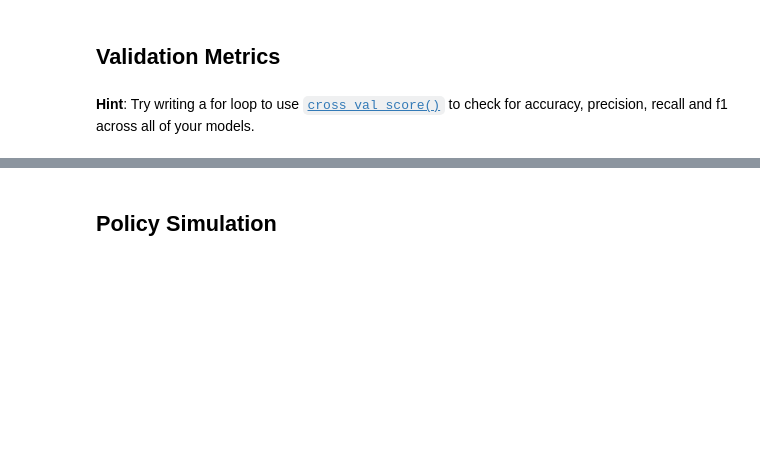
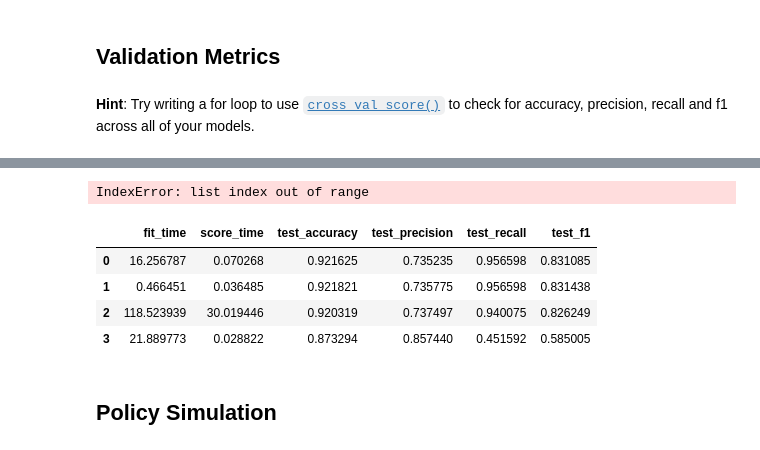
Before and after one commit to angelmendiolaross/CSS_Project_3, a Jupyter notebook: Project 3 Students.ipynb, the cells around one changed output, grey strips where cells are left out. Cells and saved outputs as stored; diff of their text form; code cells hidden in the pictures; blank space fills up the shorter version.

```diff
--- a/Project 3 Students.ipynb
+++ b/Project 3 Students.ipynb
@@ -557,3 +555,42 @@ df
+# %%
+# turning the arrays generated by the cross validation above into mean scores for each metric
+ave_accuracy = [np.mean(accuracy[0]), np.mean(accuracy[1]), np.mean(accuracy[2]), np.mean(accuracy[3])]
+ave_precision = [np.mean(precision[0]), np.mean(precision[1]), np.mean(precision[2]), np.mean(precision[3])]
+ave_recall = [np.mean(recall[0]), np.mean(recall[1]), np.mean(recall[2]), np.mean(recall[3])]
+ave_f1 = [np.mean(f1[0]), np.mean(f1[1]), np.mean(f1[2]), np.mean(f1[3])]
+
+# assigning to a data frame for easy comparison
+models = ['Random Forest', 'SVM', 'Logistic Regression', 'Decision Tree (reduced)']
+model_scores = list(zip(models, ave_accuracy, ave_precision, ave_recall, ave_f1))
+models_df = pd.DataFrame(model_scores, columns=['Model', 'Accuracy', 'Precision', 'Recall', 'F1 Score'])
+models_df
+# %% [output]
+IndexError: list index out of range
+# %%
+from sklearn.model_selection import cross_validate
+
+scoring = ['accuracy','precision', 'recall', 'f1']
+data = []
+for model in [rf_classifier, dt_reduced_classifier, svm, logit_reg]:
+    scores = cross_validate(model, X, y.ravel(), cv=5,
+                        scoring=scoring, return_train_score=False)
+    row = {}
+    for key in scores:
+        row[key] = scores[key].mean()
+    data.append(row) # append that dictionary to an empty list
+
+colnames = []
+for key in scores:
+    colnames.append(key)
+
+metricsdf = pd.DataFrame(data = data, columns = colnames)
+metricsdf
+# %% [output]
+|  | fit_time | score_time | test_accuracy | test_precision | test_recall | test_f1 |
+| 0 | 16.256787 | 0.070268 | 0.921625 | 0.735235 | 0.956598 | 0.831085 |
+| 1 | 0.466451 | 0.036485 | 0.921821 | 0.735775 | 0.956598 | 0.831438 |
+| 2 | 118.523939 | 30.019446 | 0.920319 | 0.737497 | 0.940075 | 0.826249 |
+| 3 | 21.889773 | 0.028822 | 0.873294 | 0.857440 | 0.451592 | 0.585005 |
 # %% [markdown]
 ## Policy Simulation
 # %% [markdown]
```
Also changed, not shown: parts of 18 cells of this notebook.
